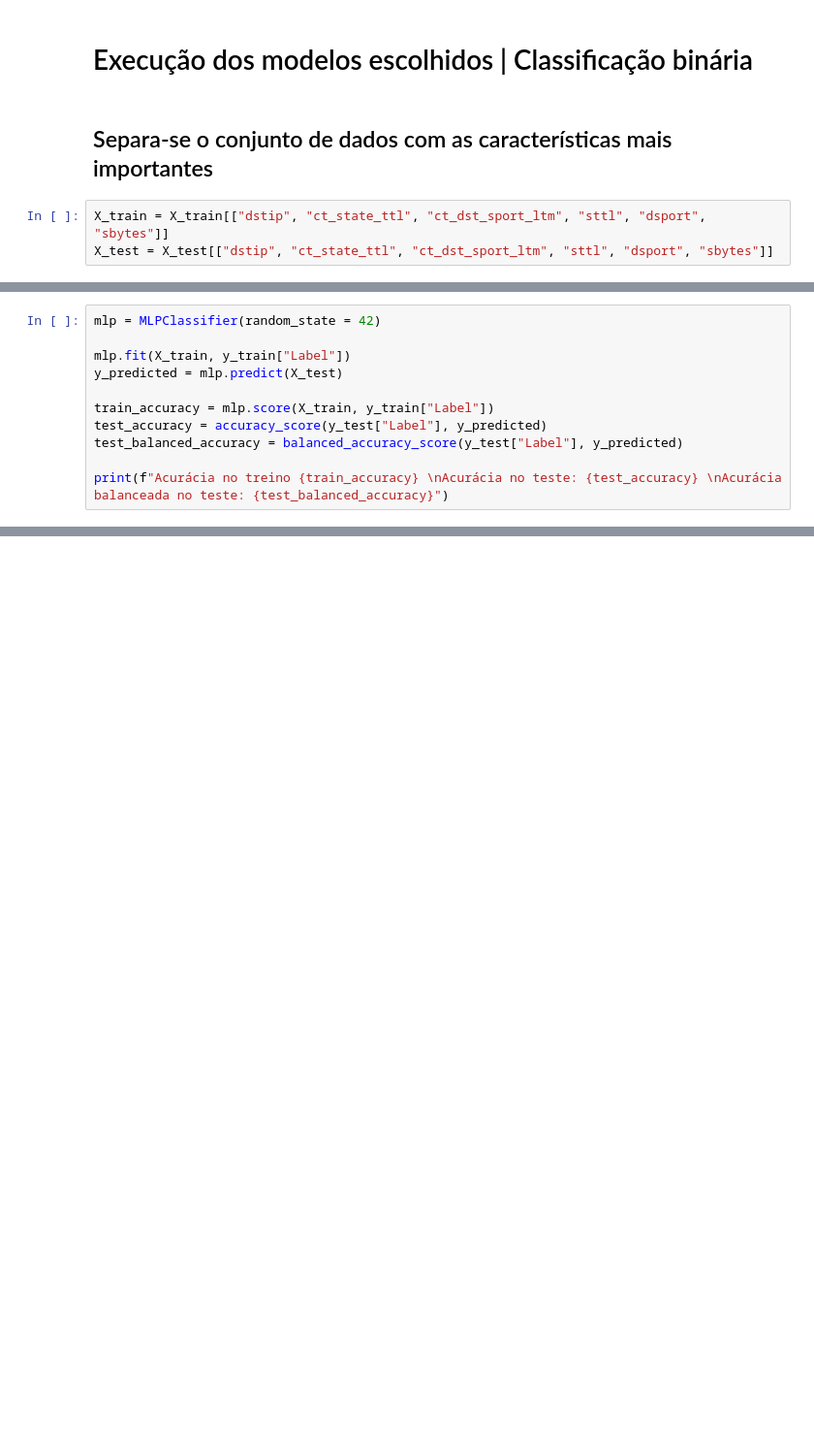
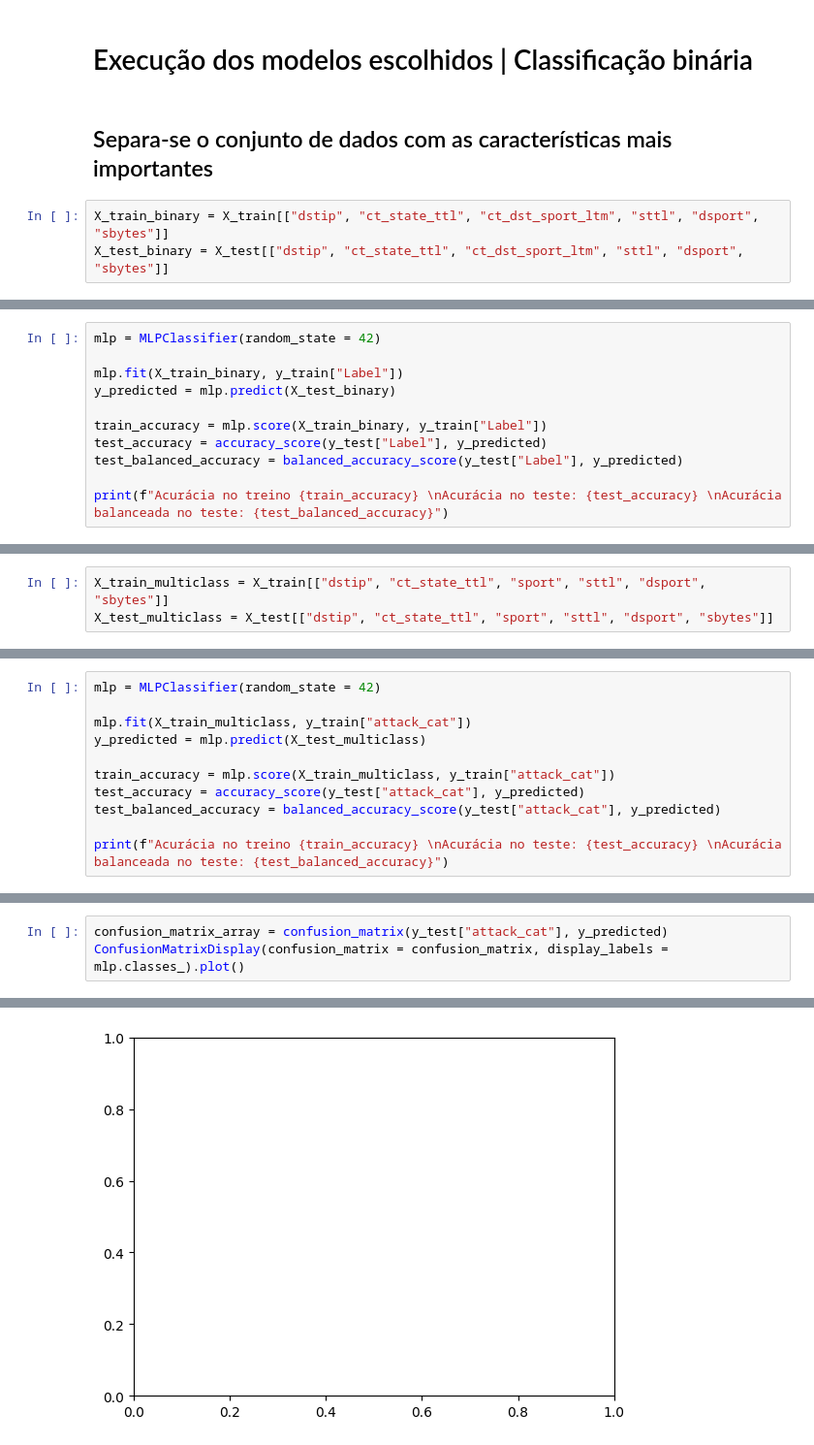
Before and after one commit to Robertt-S/ML_on_anomaly_detection, a Jupyter notebook: src/2_viability_test.ipynb, the cells around one changed output, grey strips where cells are left out. Shown: that part at 97% size. Saved outputs shown, nothing was run; the diff lists cells and outputs as text; blank space fills up the shorter version.

Commit message:
experimental test

```diff
--- a/src/2_viability_test.ipynb
+++ b/src/2_viability_test.ipynb
@@ -250,5 +241,5 @@ df_feature_importance.sort_values(by = "Mean", ascending = False)
 # %% [markdown]
 ## Separa-se o conjunto de dados com as características mais importantes
 # %%
-X_train = X_train[["dstip", "ct_state_ttl", "ct_dst_sport_ltm", "sttl", "dsport", "sbytes"]]
-X_test = X_test[["dstip", "ct_state_ttl", "ct_dst_sport_ltm", "sttl", "dsport", "sbytes"]]
+X_train_binary = X_train[["dstip", "ct_state_ttl", "ct_dst_sport_ltm", "sttl", "dsport", "sbytes"]]
+X_test_binary = X_test[["dstip", "ct_state_ttl", "ct_dst_sport_ltm", "sttl", "dsport", "sbytes"]]
@@ -255,10 +248,10 @@ X_test = X_test[["dstip", "ct_state_ttl", "ct_dst_sport_ltm", "sttl", "dsport",
 # %%
 mlp = MLPClassifier(random_state = 42)
 
-mlp.fit(X_train, y_train["Label"])
-y_predicted = mlp.predict(X_test)
+mlp.fit(X_train_binary, y_train["Label"])
+y_predicted = mlp.predict(X_test_binary)
 
-train_accuracy = mlp.score(X_train, y_train["Label"])
+train_accuracy = mlp.score(X_train_binary, y_train["Label"])
 test_accuracy = accuracy_score(y_test["Label"], y_predicted)
 test_balanced_accuracy = balanced_accuracy_score(y_test["Label"], y_predicted)
 
@@ -269,0 +333,3 @@ Acurácia balanceada no teste: 0.9888442274056229
+# %%
+X_train_multiclass = X_train[["dstip", "ct_state_ttl", "sport", "sttl", "dsport", "sbytes"]]
+X_test_multiclass = X_test[["dstip", "ct_state_ttl", "sport", "sttl", "dsport", "sbytes"]]
@@ -269,0 +338,11 @@ Acurácia balanceada no teste: 0.9888442274056229
+# %%
+mlp = MLPClassifier(random_state = 42)
+
+mlp.fit(X_train_multiclass, y_train["attack_cat"])
+y_predicted = mlp.predict(X_test_multiclass)
+
+train_accuracy = mlp.score(X_train_multiclass, y_train["attack_cat"])
+test_accuracy = accuracy_score(y_test["attack_cat"], y_predicted)
+test_balanced_accuracy = balanced_accuracy_score(y_test["attack_cat"], y_predicted)
+
+print(f"Acurácia no treino {train_accuracy} \nAcurácia no teste: {test_accuracy} \nAcurácia balanceada no teste: {test_balanced_accuracy}")
@@ -269,0 +353,4 @@ Acurácia balanceada no teste: 0.9888442274056229
+# %%
+confusion_matrix_array = confusion_matrix(y_test["attack_cat"], y_predicted)
+ConfusionMatrixDisplay(confusion_matrix = confusion_matrix, display_labels = mlp.classes_).plot()
+# %% [output]
@@ -269,0 +358 @@ Acurácia balanceada no teste: 0.9888442274056229
+[figure, added]
```
Also changed, not shown: parts of 35 cells of this notebook, 1 other file.
